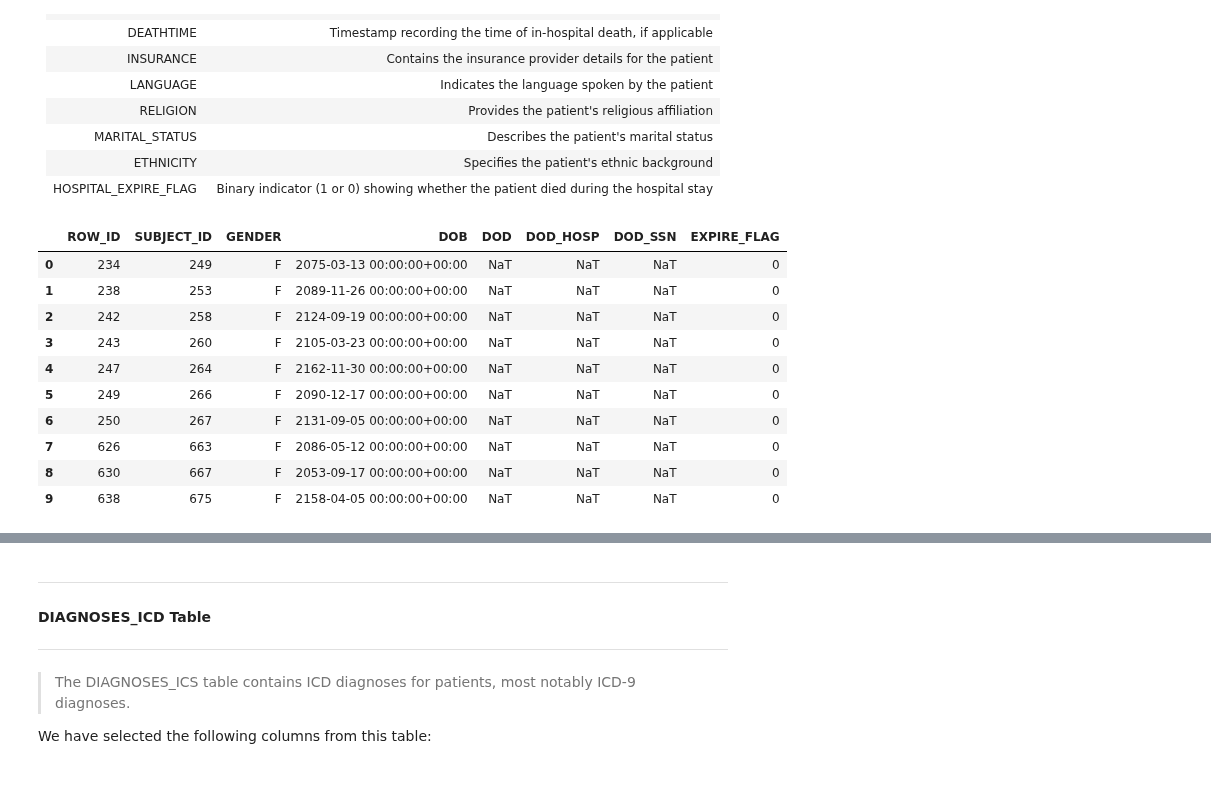
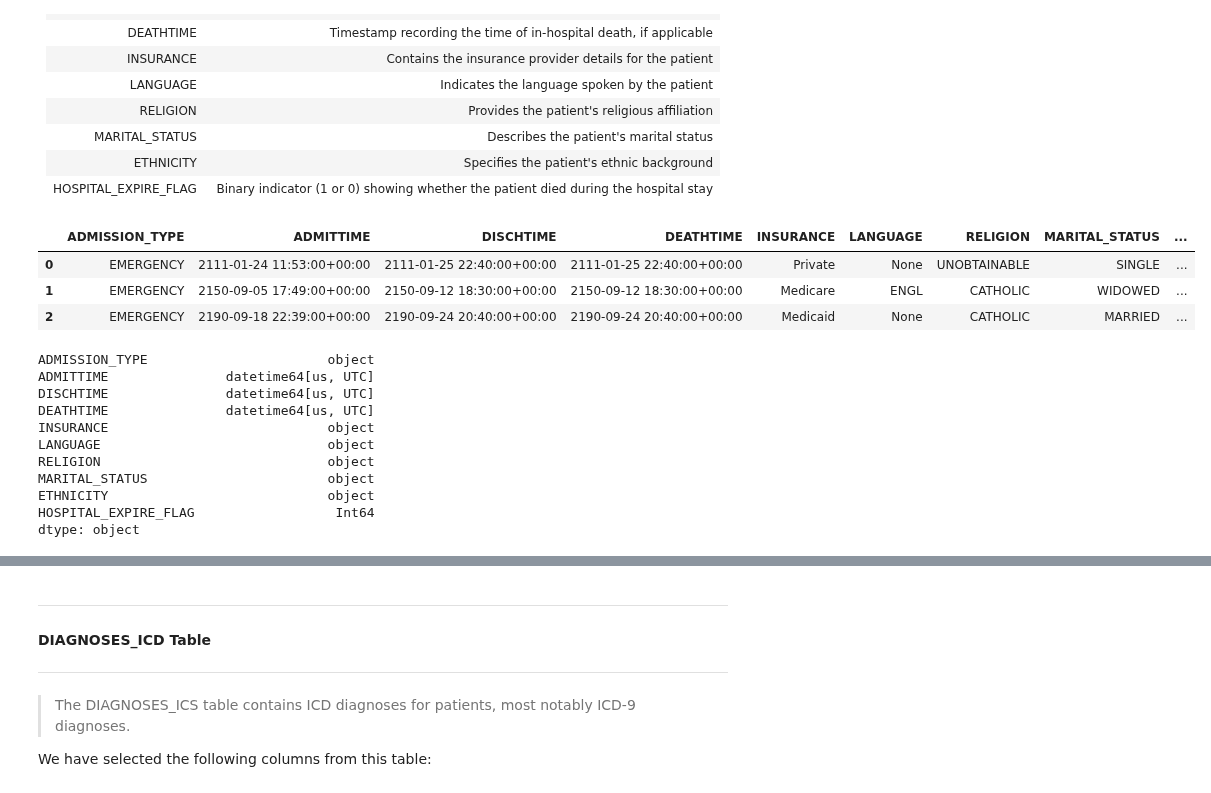
Before and after one commit to EstevesX10/LSDS-Machine-Learning-Pipeline, a Jupyter notebook: Machine-Learning-Pipeline/Machine-Learning-Pipeline.ipynb, the cells around one changed output, grey strips where cells are left out. Saved outputs shown, nothing was run; the diff lists cells and outputs as text; code cells hidden in the pictures.

```diff
--- a/Machine-Learning-Pipeline/Machine-Learning-Pipeline.ipynb
+++ b/Machine-Learning-Pipeline/Machine-Learning-Pipeline.ipynb
@@ -181,30 +232,50 @@ class QueryPerformer:
 # %%
 # Define your query
-query = """
-    SELECT ()
-    FROM `MIMIC.PATIENTS`
-    LIMIT 10
-"""
+admissionsQuery = (
+    """
+    SELECT
+        ADMISSION_TYPE,
+        ADMITTIME,
+        DISCHTIME,
+        DEATHTIME,
+        INSURANCE,
+        LANGUAGE,
+        RELIGION,
+        MARITAL_STATUS,
+        ETHNICITY,
+        HOSPITAL_EXPIRE_FLAG
+    FROM `MIMIC.ADMISSIONS`;
+    """
+)
 
 # Run the query
-query_job = client.query(query)
+queryJob = client.query(admissionsQuery)
 
 # Wait for the job to complete and get the results
-results = query_job.result()
+results = queryJob.result()
 
 # Convert the results to a Pandas DataFrame
-admissions = query_job.to_dataframe()
+admissions = queryJob.to_dataframe()
 # %%
-admissions
+# Check the first 3 rows
+admissions.head(3)
 # %% [output]
-|  | ROW_ID | SUBJECT_ID | GENDER | DOB | DOD | DOD_HOSP | DOD_SSN | EXPIRE_FLAG |
-| 0 | 234 | 249 | F | 2075-03-13 00:00:00+00:00 | NaT | NaT | NaT | 0 |
-| 1 | 238 | 253 | F | 2089-11-26 00:00:00+00:00 | NaT | NaT | NaT | 0 |
-| 2 | 242 | 258 | F | 2124-09-19 00:00:00+00:00 | NaT | NaT | NaT | 0 |
-| 3 | 243 | 260 | F | 2105-03-23 00:00:00+00:00 | NaT | NaT | NaT | 0 |
-| 4 | 247 | 264 | F | 2162-11-30 00:00:00+00:00 | NaT | NaT | NaT | 0 |
-| 5 | 249 | 266 | F | 2090-12-17 00:00:00+00:00 | NaT | NaT | NaT | 0 |
-| 6 | 250 | 267 | F | 2131-09-05 00:00:00+00:00 | NaT | NaT | NaT | 0 |
-| 7 | 626 | 663 | F | 2086-05-12 00:00:00+00:00 | NaT | NaT | NaT | 0 |
-| 8 | 630 | 667 | F | 2053-09-17 00:00:00+00:00 | NaT | NaT | NaT | 0 |
-| 9 | 638 | 675 | F | 2158-04-05 00:00:00+00:00 | NaT | NaT | NaT | 0 |
+|  | ADMISSION_TYPE | ADMITTIME | DISCHTIME | DEATHTIME | INSURANCE | LANGUAGE | RELIGION | MARITAL_STATUS | ... |
+| 0 | EMERGENCY | 2111-01-24 11:53:00+00:00 | 2111-01-25 22:40:00+00:00 | 2111-01-25 22:40:00+00:00 | Private | None | UNOBTAINABLE | SINGLE | ... |
+| 1 | EMERGENCY | 2150-09-05 17:49:00+00:00 | 2150-09-12 18:30:00+00:00 | 2150-09-12 18:30:00+00:00 | Medicare | ENGL | CATHOLIC | WIDOWED | ... |
+| 2 | EMERGENCY | 2190-09-18 22:39:00+00:00 | 2190-09-24 20:40:00+00:00 | 2190-09-24 20:40:00+00:00 | Medicaid | None | CATHOLIC | MARRIED | ... |
+# %%
+# Checking the dtypes of each feature
+admissions.dtypes
+# %% [output]
+ADMISSION_TYPE                       object
+ADMITTIME               datetime64[us, UTC]
+DISCHTIME               datetime64[us, UTC]
+DEATHTIME               datetime64[us, UTC]
+INSURANCE                            object
+LANGUAGE                             object
+RELIGION                             object
+MARITAL_STATUS                       object
+ETHNICITY                            object
+HOSPITAL_EXPIRE_FLAG                  Int64
+dtype: object
```
Also changed, not shown: parts of 36 cells of this notebook.
